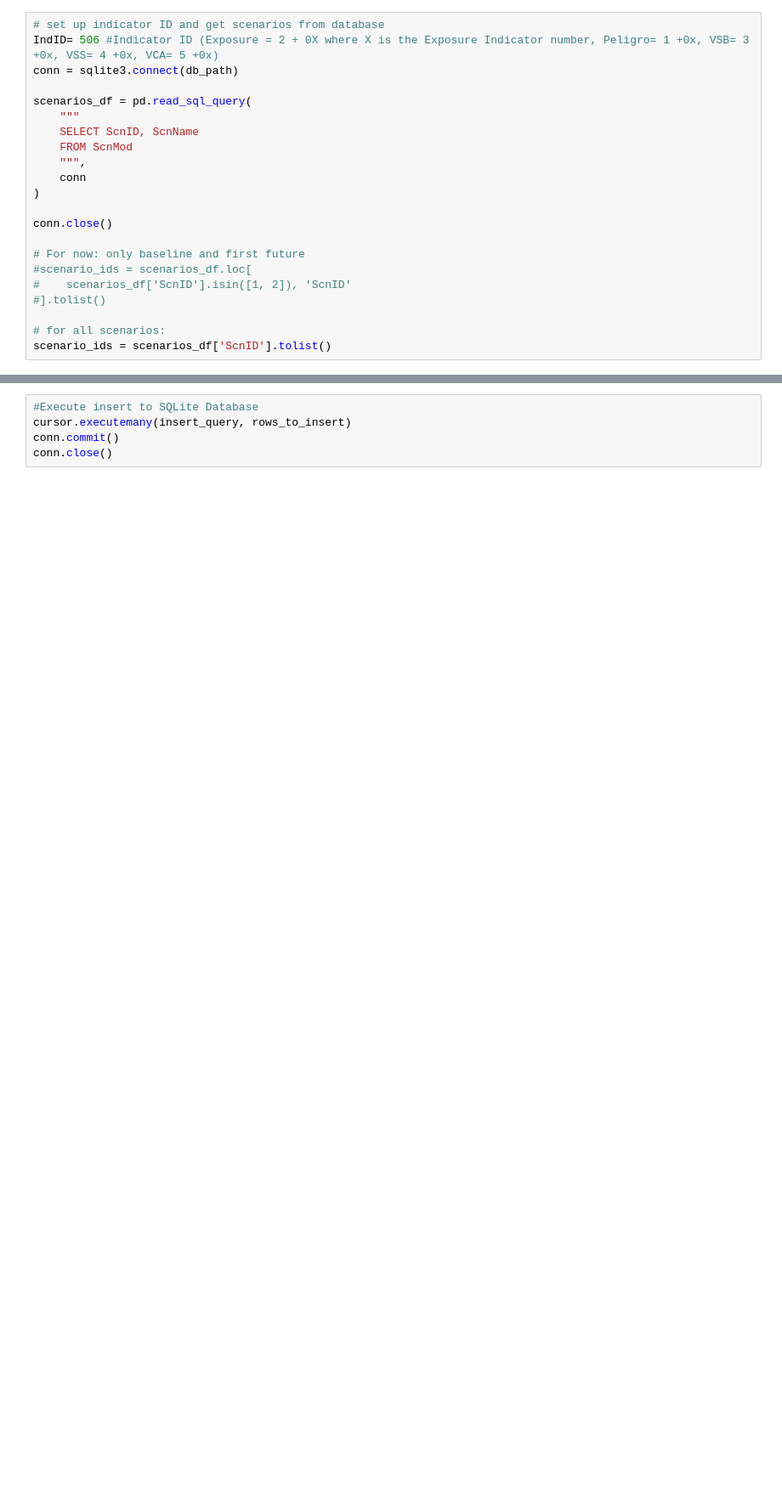
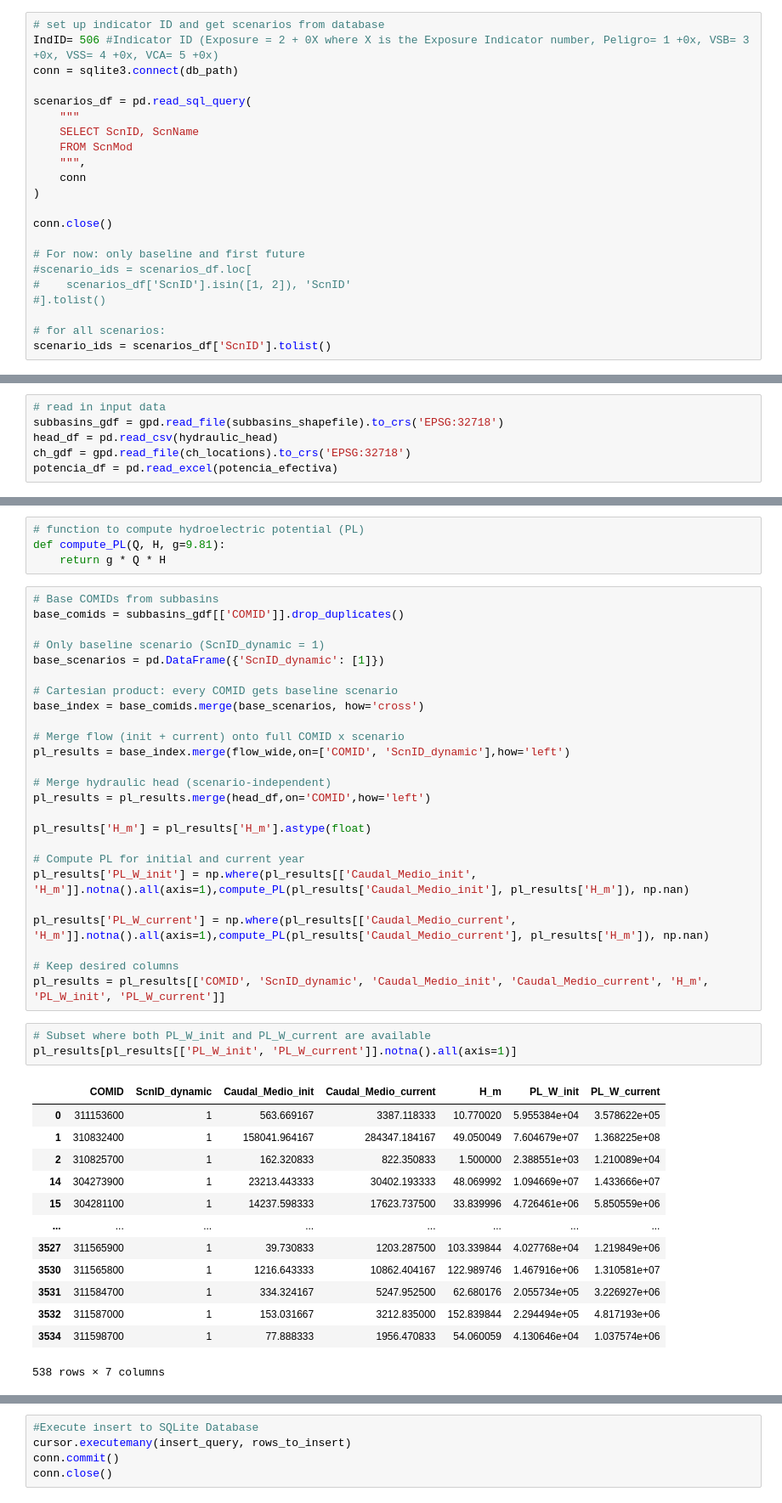
Before and after one commit to RTIInternational/iki-risk-assessment, a Jupyter notebook: Indicadores/Vulnerabilidad/VCA6.ipynb, the cells around one changed output, grey strips where cells are left out. Shown at 85% size. Cells and saved outputs as stored; diff of their text form; blank space fills up the shorter version.

```diff
--- a/Indicadores/Vulnerabilidad/VCA6.ipynb
+++ b/Indicadores/Vulnerabilidad/VCA6.ipynb
@@ -102,0 +106,6 @@ subbasins_gdf = gpd.read_file(subbasins_shapefile).to_crs('EPSG:32718')
+# %%
+# read in input data
+subbasins_gdf = gpd.read_file(subbasins_shapefile).to_crs('EPSG:32718')
+head_df = pd.read_csv(hydraulic_head)
+ch_gdf = gpd.read_file(ch_locations).to_crs('EPSG:32718')
+potencia_df = pd.read_excel(potencia_efectiva)
@@ -119,0 +336,46 @@ value_column= 'Feature_Count'
+# %%
+# function to compute hydroelectric potential (PL)
+def compute_PL(Q, H, g=9.81):
+    return g * Q * H
+# %%
+# Base COMIDs from subbasins
+base_comids = subbasins_gdf[['COMID']].drop_duplicates()
+
+# Only baseline scenario (ScnID_dynamic = 1)
+base_scenarios = pd.DataFrame({'ScnID_dynamic': [1]})
+
+# Cartesian product: every COMID gets baseline scenario
+base_index = base_comids.merge(base_scenarios, how='cross')
+
+# Merge flow (init + current) onto full COMID x scenario
+pl_results = base_index.merge(flow_wide,on=['COMID', 'ScnID_dynamic'],how='left')
+
+# Merge hydraulic head (scenario-independent)
+pl_results = pl_results.merge(head_df,on='COMID',how='left')
+
+pl_results['H_m'] = pl_results['H_m'].astype(float)
+
+# Compute PL for initial and current year
+pl_results['PL_W_init'] = np.where(pl_results[['Caudal_Medio_init', 'H_m']].notna().all(axis=1),compute_PL(pl_results['Caudal_Medio_init'], pl_results['H_m']), np.nan)
+
+pl_results['PL_W_current'] = np.where(pl_results[['Caudal_Medio_current', 'H_m']].notna().all(axis=1),compute_PL(pl_results['Caudal_Medio_current'], pl_results['H_m']), np.nan)
+
+# Keep desired columns
+pl_results = pl_results[['COMID', 'ScnID_dynamic', 'Caudal_Medio_init', 'Caudal_Medio_current', 'H_m', 'PL_W_init', 'PL_W_current']]
+# %%
+# Subset where both PL_W_init and PL_W_current are available
+pl_results[pl_results[['PL_W_init', 'PL_W_current']].notna().all(axis=1)]
+# %% [output]
+|  | COMID | ScnID_dynamic | Caudal_Medio_init | Caudal_Medio_current | H_m | PL_W_init | PL_W_current |
+| 0 | 311153600 | 1 | 563.669167 | 3387.118333 | 10.770020 | 5.955384e+04 | 3.578622e+05 |
+| 1 | 310832400 | 1 | 158041.964167 | 284347.184167 | 49.050049 | 7.604679e+07 | 1.368225e+08 |
+| 2 | 310825700 | 1 | 162.320833 | 822.350833 | 1.500000 | 2.388551e+03 | 1.210089e+04 |
+| 14 | 304273900 | 1 | 23213.443333 | 30402.193333 | 48.069992 | 1.094669e+07 | 1.433666e+07 |
+| 15 | 304281100 | 1 | 14237.598333 | 17623.737500 | 33.839996 | 4.726461e+06 | 5.850559e+06 |
+| ... | ... | ... | ... | ... | ... | ... | ... |
+| 3527 | 311565900 | 1 | 39.730833 | 1203.287500 | 103.339844 | 4.027768e+04 | 1.219849e+06 |
+| 3530 | 311565800 | 1 | 1216.643333 | 10862.404167 | 122.989746 | 1.467916e+06 | 1.310581e+07 |
+| 3531 | 311584700 | 1 | 334.324167 | 5247.952500 | 62.680176 | 2.055734e+05 | 3.226927e+06 |
+| 3532 | 311587000 | 1 | 153.031667 | 3212.835000 | 152.839844 | 2.294494e+05 | 4.817193e+06 |
+| 3534 | 311598700 | 1 | 77.888333 | 1956.470833 | 54.060059 | 4.130646e+04 | 1.037574e+06 |
+538 rows × 7 columns
```
Also changed, not shown: parts of 20 cells of this notebook, 2 other files.
